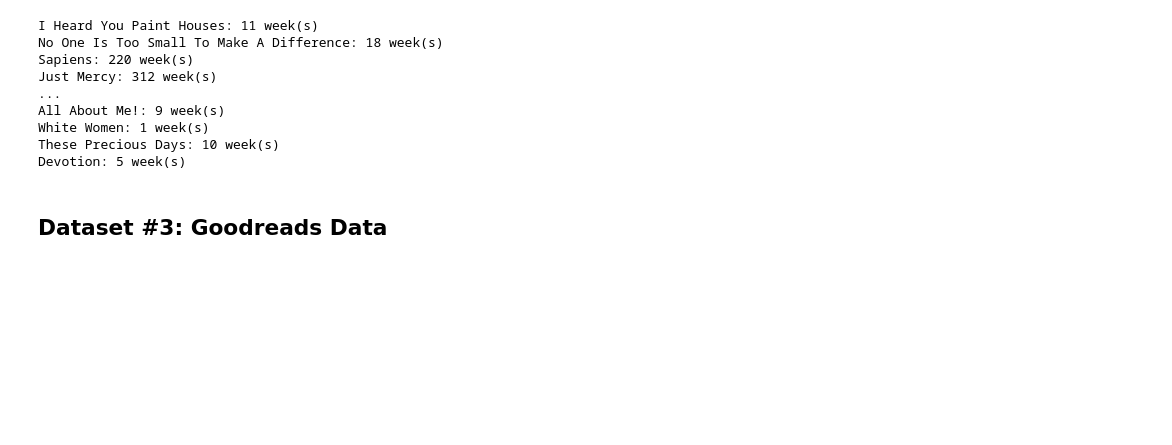
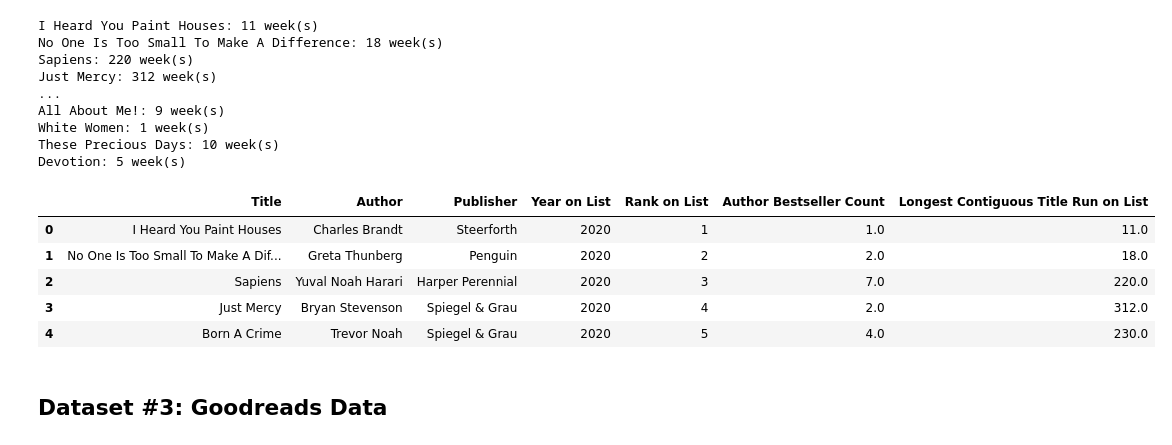
Before and after one commit to satyar2003/cogs-108-project, a Jupyter notebook: DataCheckpoint_Group019-FA24.ipynb, the cells around one changed output. Cells and saved outputs as stored; diff of their text form; code cells hidden in the pictures; blank space fills up the shorter version.

```diff
--- a/DataCheckpoint_Group019-FA24.ipynb
+++ b/DataCheckpoint_Group019-FA24.ipynb
@@ -311,6 +304,25 @@ Devotion: 5 week(s)
 
 (pd.DataFrame.from_dict(data=books_max_contig, orient='index')
    .to_csv('Titles.csv', header=False))
+# %%
+author_bestsellers = pd.read_csv('Authors.csv', header=None, names=['Author', 'Number of Titles'])
+
+books_max_contig = pd.read_csv('Titles.csv', header=None, names=['Title', 'Longest Run'])
+
+author_books_dict = author_bestsellers.set_index('Author')['Number of Titles'].to_dict()
+books_run_dict = books_max_contig.set_index('Title')['Longest Run'].to_dict()
+
+df['Author Bestseller Count'] = df[' Author'].map(author_books_dict)
+df['Longest Contiguous Title Run on List'] = df['Title'].map(books_run_dict)
+
+df.head()
+# %% [output]
+|  | Title | Author | Publisher | Year on List | Rank on List | Author Bestseller Count | Longest Contiguous Title Run on List |
+| 0 | I Heard You Paint Houses | Charles Brandt | Steerforth | 2020 | 1 | 1.0 | 11.0 |
+| 1 | No One Is Too Small To Make A Dif... | Greta Thunberg | Penguin | 2020 | 2 | 2.0 | 18.0 |
+| 2 | Sapiens | Yuval Noah Harari | Harper Perennial | 2020 | 3 | 7.0 | 220.0 |
+| 3 | Just Mercy | Bryan Stevenson | Spiegel & Grau | 2020 | 4 | 2.0 | 312.0 |
+| 4 | Born A Crime | Trevor Noah | Spiegel & Grau | 2020 | 5 | 4.0 | 230.0 |
 # %% [markdown]
 ## Dataset #3: Goodreads Data
 # %%
```
Also changed, not shown: parts of 1 cell of this notebook.
